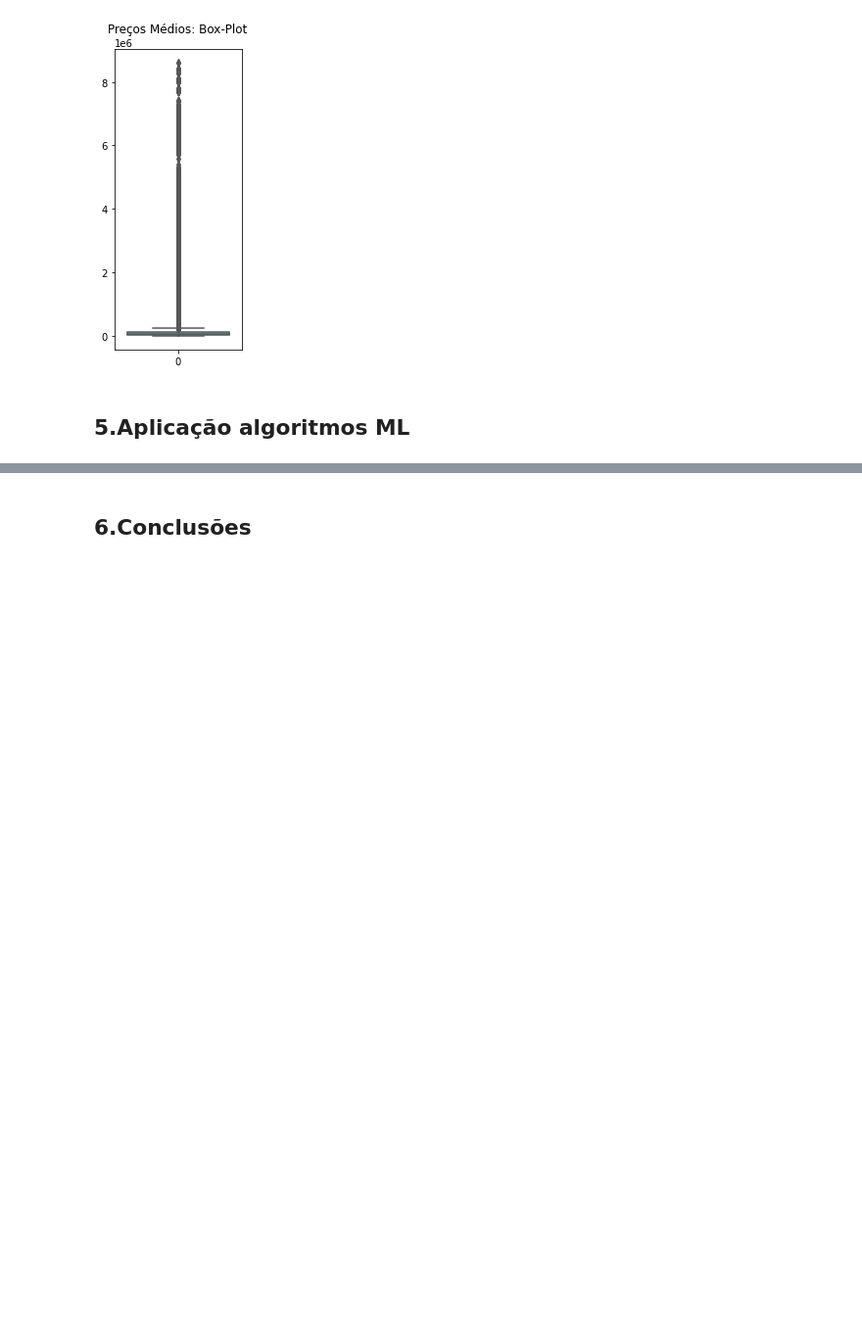
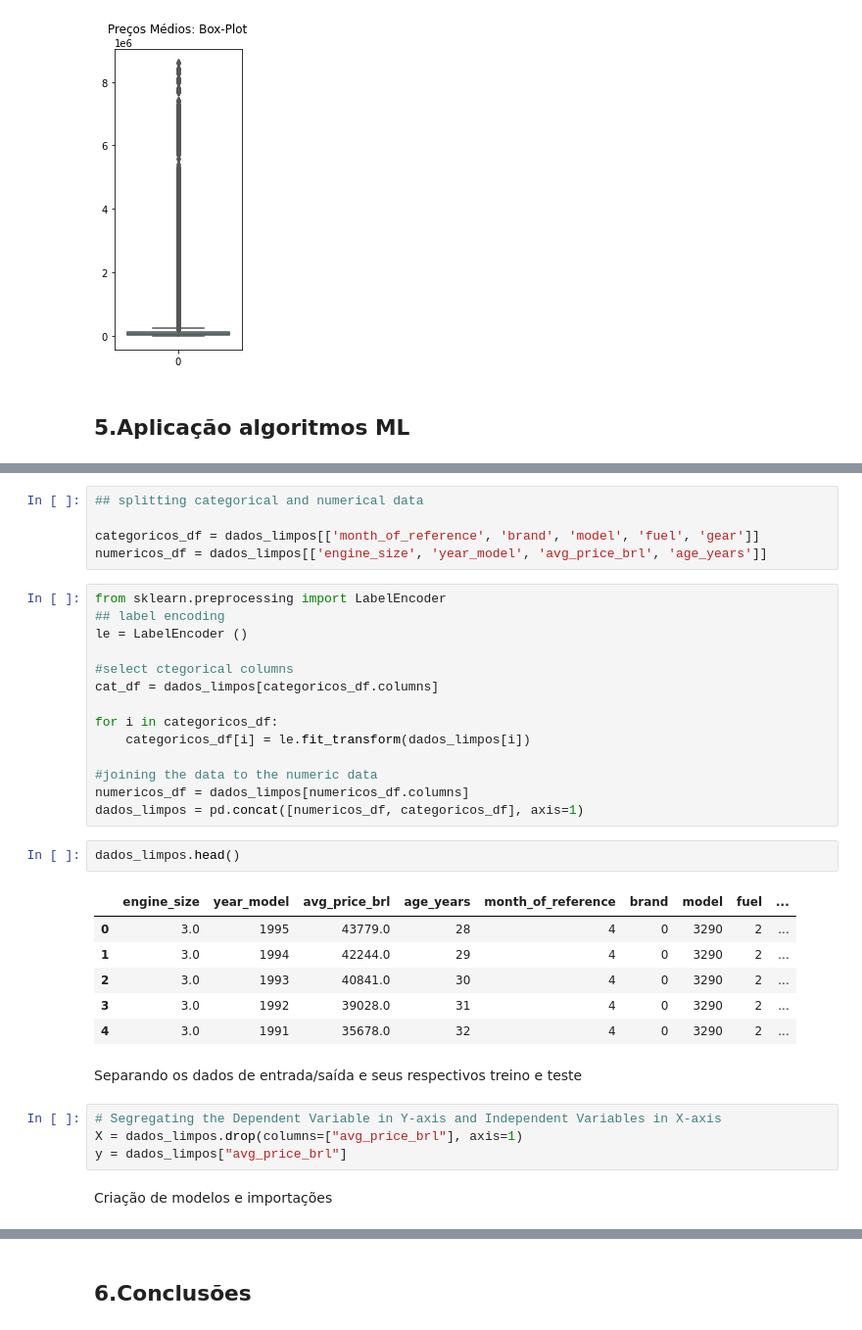
Before and after one commit to VitorFRodrigues/Coding_Tank_Material, a Jupyter notebook: Polo_Tech/Modulo_05/Projeto/Projeto_Mod05.ipynb, the cells around one changed output, grey strips where cells are left out. Shown at 98% size. Drawn from its saved outputs; the diff is of its cells as text; blank space fills up the shorter version.

```diff
--- a/Polo_Tech/Modulo_05/Projeto/Projeto_Mod05.ipynb
+++ b/Polo_Tech/Modulo_05/Projeto/Projeto_Mod05.ipynb
@@ -167,0 +182,36 @@ sns.boxplot(dados.avg_price_brl, color="#40E0D0")
+# %%
+## splitting categorical and numerical data
+
+categoricos_df = dados_limpos[['month_of_reference', 'brand', 'model', 'fuel', 'gear']]
+numericos_df = dados_limpos[['engine_size', 'year_model', 'avg_price_brl', 'age_years']]
+# %%
+from sklearn.preprocessing import LabelEncoder
+## label encoding
+le = LabelEncoder ()
+
+#select ctegorical columns
+cat_df = dados_limpos[categoricos_df.columns]
+
+for i in categoricos_df:
+    categoricos_df[i] = le.fit_transform(dados_limpos[i])
+
+#joining the data to the numeric data
+numericos_df = dados_limpos[numericos_df.columns]
+dados_limpos = pd.concat([numericos_df, categoricos_df], axis=1)
+# %%
+dados_limpos.head()
+# %% [output]
+|  | engine_size | year_model | avg_price_brl | age_years | month_of_reference | brand | model | fuel | ... |
+| 0 | 3.0 | 1995 | 43779.0 | 28 | 4 | 0 | 3290 | 2 | ... |
+| 1 | 3.0 | 1994 | 42244.0 | 29 | 4 | 0 | 3290 | 2 | ... |
+| 2 | 3.0 | 1993 | 40841.0 | 30 | 4 | 0 | 3290 | 2 | ... |
+| 3 | 3.0 | 1992 | 39028.0 | 31 | 4 | 0 | 3290 | 2 | ... |
+| 4 | 3.0 | 1991 | 35678.0 | 32 | 4 | 0 | 3290 | 2 | ... |
+# %% [markdown]
+Separando os dados de entrada/saída e seus respectivos treino e teste
+# %%
+# Segregating the Dependent Variable in Y-axis and Independent Variables in X-axis
+X = dados_limpos.drop(columns=["avg_price_brl"], axis=1)
+y = dados_limpos["avg_price_brl"]
+# %% [markdown]
+Criação de modelos e importações
```
Also changed, not shown: parts of 23 cells of this notebook.
